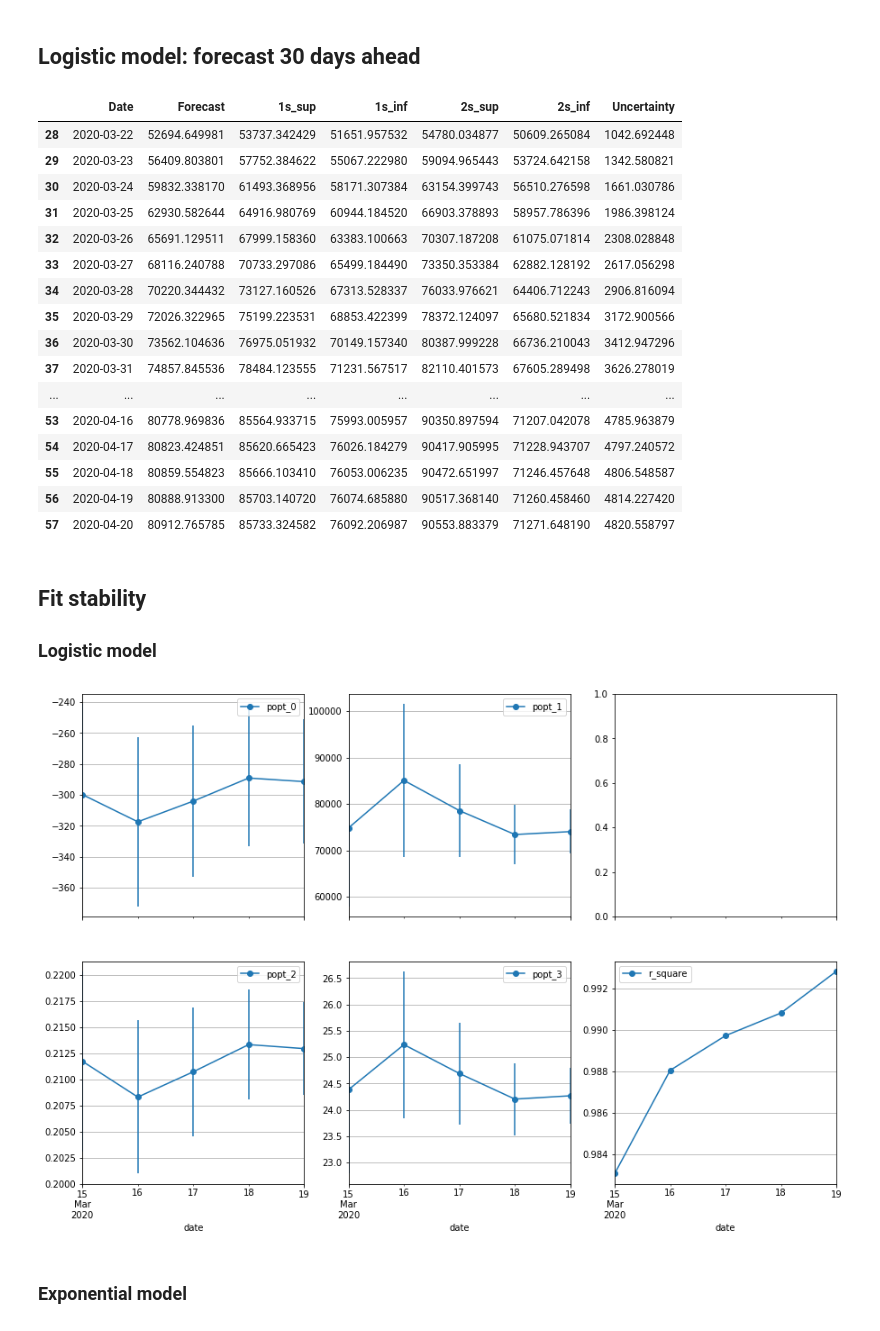
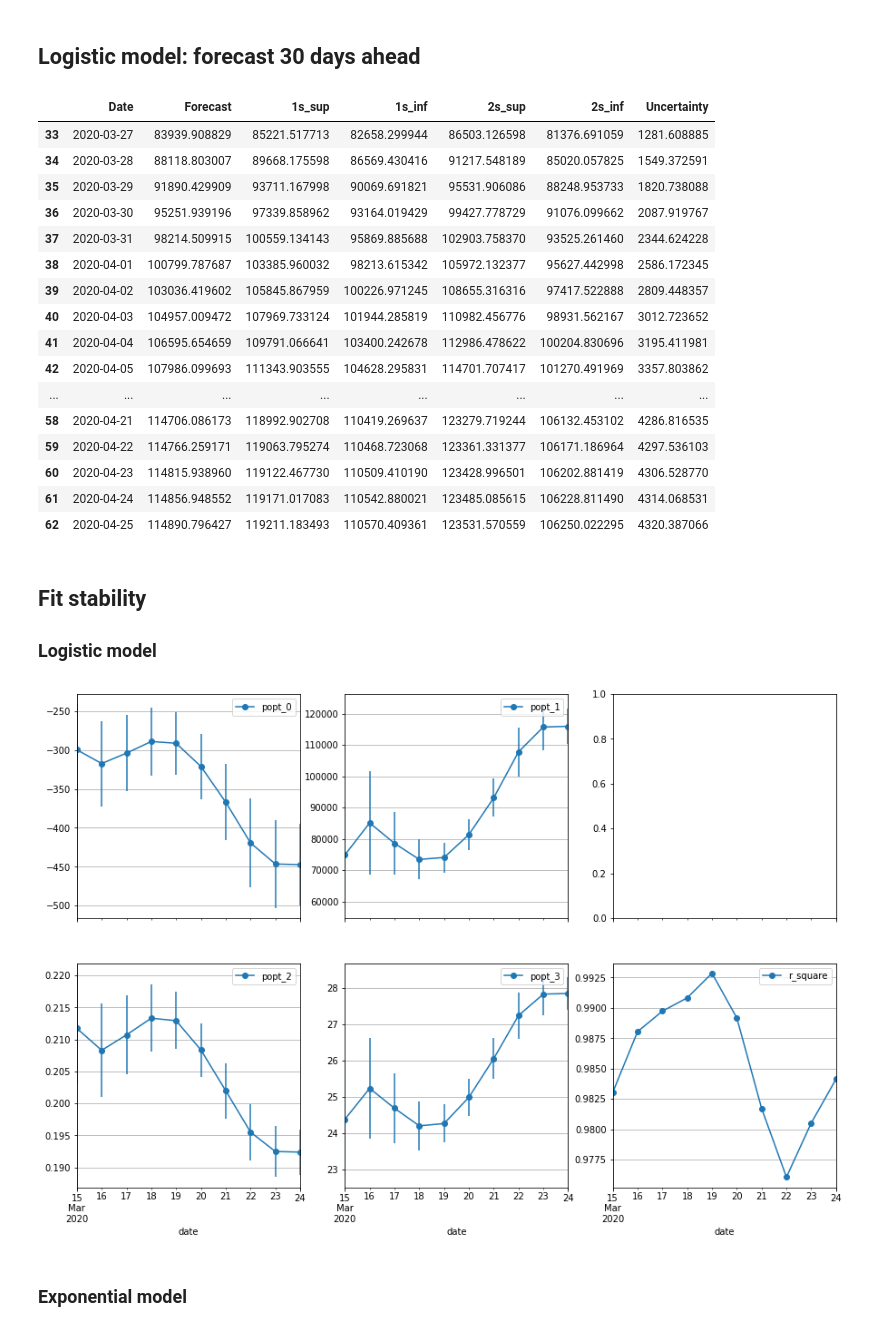
Before and after one commit to remotain/COVID-19, a Jupyter notebook: model_growth.ipynb, the cells around one changed output. Drawn from its saved outputs; the diff is of its cells as text; code cells hidden in the pictures.

```diff
--- a/model_growth.ipynb
+++ b/model_growth.ipynb
@@ -27,5 +43,5 @@ Already up to date.
 # %%
-df_confirmed = pd.read_csv('DATA/csse_covid_19_data/csse_covid_19_time_series/time_series_19-covid-Confirmed.csv')
+df_confirmed = pd.read_csv('DATA/csse_covid_19_data/csse_covid_19_time_series/time_series_covid19_confirmed_global.csv')
 
 #df_confirmed = pd.read_csv('DATA/csse_covid_19_data/csse_covid_19_time_series/time_series_19-covid-Deaths.csv')
 # %%
@@ -296,22 +312,22 @@ plt.show()
 display(df_forecast_logit)
 # %% [output]
 |  | Date | Forecast | 1s_sup | 1s_inf | 2s_sup | 2s_inf | Uncertainty |
-| 28 | 2020-03-22 | 52694.649981 | 53737.342429 | 51651.957532 | 54780.034877 | 50609.265084 | 1042.692448 |
-| 29 | 2020-03-23 | 56409.803801 | 57752.384622 | 55067.222980 | 59094.965443 | 53724.642158 | 1342.580821 |
-| 30 | 2020-03-24 | 59832.338170 | 61493.368956 | 58171.307384 | 63154.399743 | 56510.276598 | 1661.030786 |
-| 31 | 2020-03-25 | 62930.582644 | 64916.980769 | 60944.184520 | 66903.378893 | 58957.786396 | 1986.398124 |
-| 32 | 2020-03-26 | 65691.129511 | 67999.158360 | 63383.100663 | 70307.187208 | 61075.071814 | 2308.028848 |
-| 33 | 2020-03-27 | 68116.240788 | 70733.297086 | 65499.184490 | 73350.353384 | 62882.128192 | 2617.056298 |
-| 34 | 2020-03-28 | 70220.344432 | 73127.160526 | 67313.528337 | 76033.976621 | 64406.712243 | 2906.816094 |
-| 35 | 2020-03-29 | 72026.322965 | 75199.223531 | 68853.422399 | 78372.124097 | 65680.521834 | 3172.900566 |
-| 36 | 2020-03-30 | 73562.104636 | 76975.051932 | 70149.157340 | 80387.999228 | 66736.210043 | 3412.947296 |
-| 37 | 2020-03-31 | 74857.845536 | 78484.123555 | 71231.567517 | 82110.401573 | 67605.289498 | 3626.278019 |
+| 33 | 2020-03-27 | 83939.908829 | 85221.517713 | 82658.299944 | 86503.126598 | 81376.691059 | 1281.608885 |
+| 34 | 2020-03-28 | 88118.803007 | 89668.175598 | 86569.430416 | 91217.548189 | 85020.057825 | 1549.372591 |
+| 35 | 2020-03-29 | 91890.429909 | 93711.167998 | 90069.691821 | 95531.906086 | 88248.953733 | 1820.738088 |
+| 36 | 2020-03-30 | 95251.939196 | 97339.858962 | 93164.019429 | 99427.778729 | 91076.099662 | 2087.919767 |
+| 37 | 2020-03-31 | 98214.509915 | 100559.134143 | 95869.885688 | 102903.758370 | 93525.261460 | 2344.624228 |
+| 38 | 2020-04-01 | 100799.787687 | 103385.960032 | 98213.615342 | 105972.132377 | 95627.442998 | 2586.172345 |
+| 39 | 2020-04-02 | 103036.419602 | 105845.867959 | 100226.971245 | 108655.316316 | 97417.522888 | 2809.448357 |
+| 40 | 2020-04-03 | 104957.009472 | 107969.733124 | 101944.285819 | 110982.456776 | 98931.562167 | 3012.723652 |
+| 41 | 2020-04-04 | 106595.654659 | 109791.066641 | 103400.242678 | 112986.478622 | 100204.830696 | 3195.411981 |
+| 42 | 2020-04-05 | 107986.099693 | 111343.903555 | 104628.295831 | 114701.707417 | 101270.491969 | 3357.803862 |
 | ... | ... | ... | ... | ... | ... | ... | ... |
-| 53 | 2020-04-16 | 80778.969836 | 85564.933715 | 75993.005957 | 90350.897594 | 71207.042078 | 4785.963879 |
-| 54 | 2020-04-17 | 80823.424851 | 85620.665423 | 76026.184279 | 90417.905995 | 71228.943707 | 4797.240572 |
-| 55 | 2020-04-18 | 80859.554823 | 85666.103410 | 76053.006235 | 90472.651997 | 71246.457648 | 4806.548587 |
-| 56 | 2020-04-19 | 80888.913300 | 85703.140720 | 76074.685880 | 90517.368140 | 71260.458460 | 4814.227420 |
-| 57 | 2020-04-20 | 80912.765785 | 85733.324582 | 76092.206987 | 90553.883379 | 71271.648190 | 4820.558797 |
+| 58 | 2020-04-21 | 114706.086173 | 118992.902708 | 110419.269637 | 123279.719244 | 106132.453102 | 4286.816535 |
+| 59 | 2020-04-22 | 114766.259171 | 119063.795274 | 110468.723068 | 123361.331377 | 106171.186964 | 4297.536103 |
+| 60 | 2020-04-23 | 114815.938960 | 119122.467730 | 110509.410190 | 123428.996501 | 106202.881419 | 4306.528770 |
+| 61 | 2020-04-24 | 114856.948552 | 119171.017083 | 110542.880021 | 123485.085615 | 106228.811490 | 4314.068531 |
+| 62 | 2020-04-25 | 114890.796427 | 119211.183493 | 110570.409361 | 123531.570559 | 106250.022295 | 4320.387066 |
 # %% [markdown]
 ## Fit stability
 ### Logistic model
@@ -357,17 +373,17 @@ df = df.sort_values(by='date').reset_index(drop=True)
 # %%
 f, ax = plt.subplots(2, 3, sharex=True, figsize=(15,10))
 
-df[-5:].plot(x='date', y='popt_0', yerr='perr_0', marker='o', grid=True, ax=ax[0][0])
-df[-5:].plot(x='date', y='popt_1', yerr='perr_1', marker='o', grid=True, ax=ax[0][1])
-df[-5:].plot(x='date', y='popt_2', yerr='perr_2', marker='o', grid=True, ax=ax[1][0])
-df[-5:].plot(x='date', y='popt_3', yerr='perr_3', marker='o', grid=True, ax=ax[1][1])
-df[-5:].plot(x='date', y='r_square', marker='o', grid=True, ax=ax[1][2])
+df[-10:].plot(x='date', y='popt_0', yerr='perr_0', marker='o', grid=True, ax=ax[0][0])
+df[-10:].plot(x='date', y='popt_1', yerr='perr_1', marker='o', grid=True, ax=ax[0][1])
+df[-10:].plot(x='date', y='popt_2', yerr='perr_2', marker='o', grid=True, ax=ax[1][0])
+df[-10:].plot(x='date', y='popt_3', yerr='perr_3', marker='o', grid=True, ax=ax[1][1])
+df[-10:].plot(x='date', y='r_square', marker='o', grid=True, ax=ax[1][2])
 
 #plt.xlabel('')
 
 plt.show()
 # %% [output]
-[figure, old version]
+[figure, new version]
 # %% [markdown]
 ### Exponential model
 # %%
```
Also changed, not shown: parts of 11 cells of this notebook.
